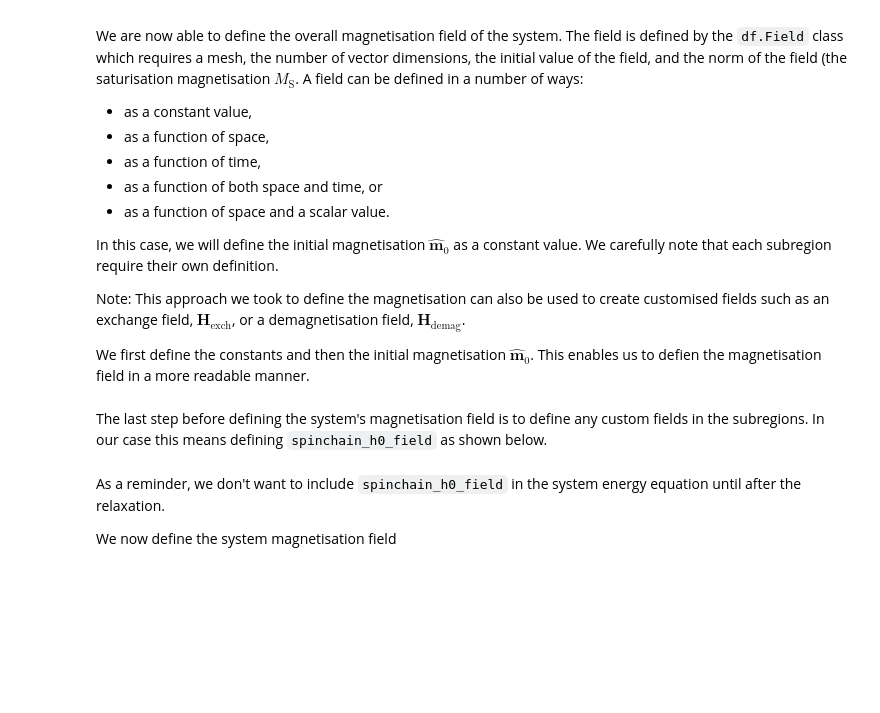
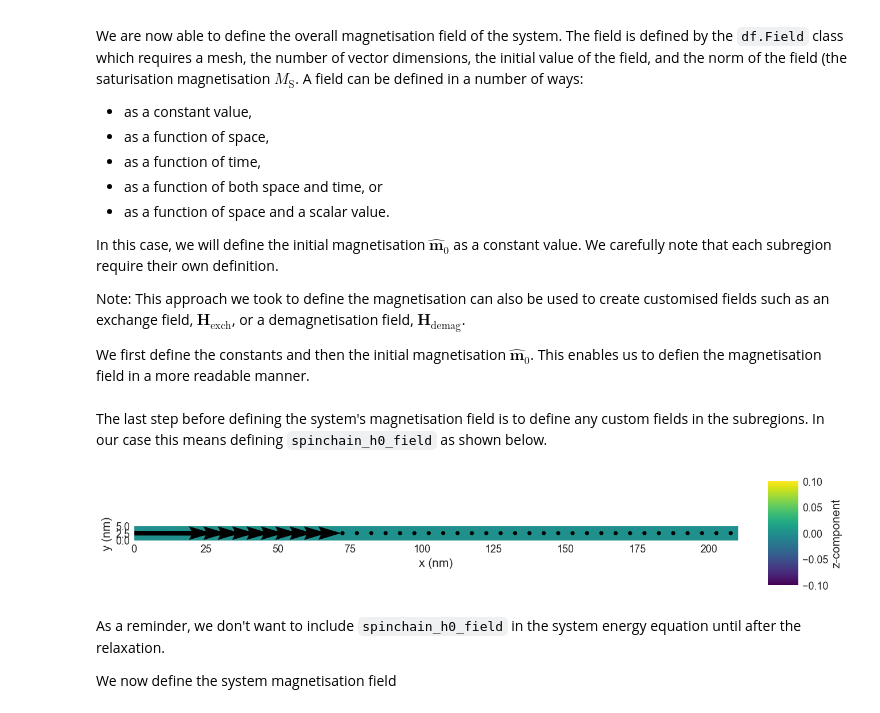
Before and after one commit to cameronmceleney/Ubermag, a Jupyter notebook: include/spinchain_replicate.ipynb, the cells around one changed output. Drawn from its saved outputs; the diff is of its cells as text; code cells hidden in the pictures; blank space fills up the shorter version.

Commit message:
Try to fix dynamic field

```diff
--- a/include/spinchain_replicate.ipynb
+++ b/include/spinchain_replicate.ipynb
@@ -500,5 +501,4 @@ The last step before defining the system's magnetisation field is to define any
 # %%
 spinchain_h0_field = df.Field(mesh=spinchain_mesh,
                               nvdim=3,
-                              value=dynamic_zeeman_func,
-                              norm=spinchain_h0[0])
+                              value=dynamic_zeeman_func)
@@ -505,3 +512,7 @@ spinchain_h0_field = df.Field(mesh=spinchain_mesh,
+# %%
+spinchain_h0_field.sel('z').mpl(figsize=(15, 3))
+# %% [output]
+[figure, added]
 # %% [markdown]
 As a reminder, we don't want to include `spinchain_h0_field` in the system energy equation until after the relaxation.
 
```
Also changed, not shown: parts of 27 cells of this notebook.
